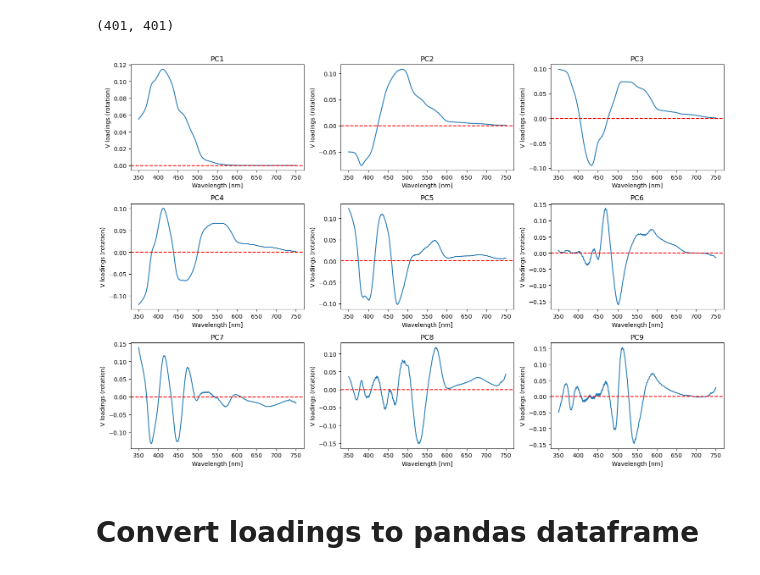
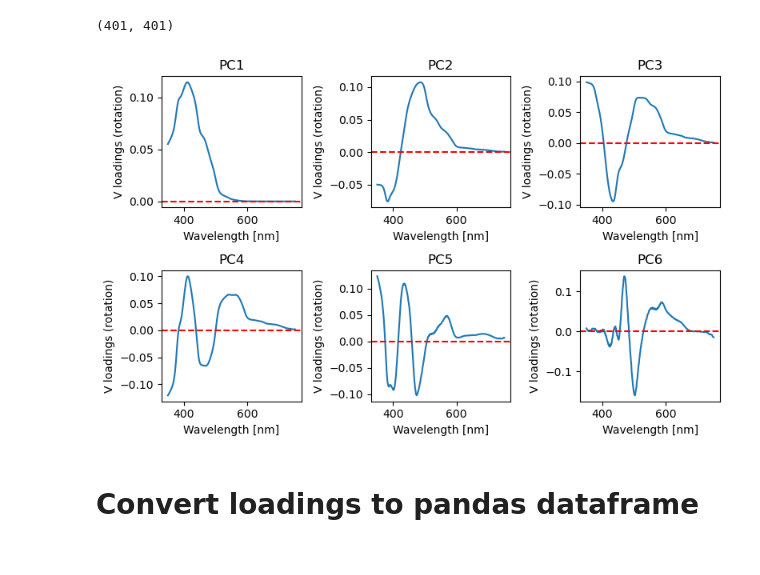
Before and after one commit to aewindle110/PCC_OASIM, a Jupyter notebook: 1_PCA_analysis.ipynb, the cells around one changed output. Saved outputs shown, nothing was run; the diff lists cells and outputs as text; code cells hidden in the pictures.

```diff
--- a/1_PCA_analysis.ipynb
+++ b/1_PCA_analysis.ipynb
@@ -106,21 +106,23 @@ loadings.shape #V #eigenvectors
 (401, 401)
 # %%
 # Plots of the first 9 principal component loadings
-fig, axs = plt.subplots(3, 3, figsize=(15, 10))
+fig, axs = plt.subplots(2, 3, figsize=(8, 5))
 axs = axs.flatten()
 wavelength = np.arange(350,751,1)
 
-for i in range(9):
+for i in range(6):
     axs[i].plot(wavelength, pca.components_[i, :], linestyle="-", marker="", label=f"PC{i+1}")
     axs[i].axhline(0, linestyle="--", color="red")
     axs[i].set_xlabel("Wavelength [nm]")
     axs[i].set_ylabel("V loadings (rotation)")
     axs[i].set_title(f"PC{i+1}")
 
 plt.tight_layout()
-plt.show()
+#plt.show()
+
+plt.savefig('/glusteruser/awindled/PCC_OASIM_figs/PCA_plots.png')
 # %% [output]
-[figure, old version]
+[figure, new version]
 # %% [markdown]
 # Convert loadings to pandas dataframe
 # %%
```
Also changed, not shown: 1 other file.
